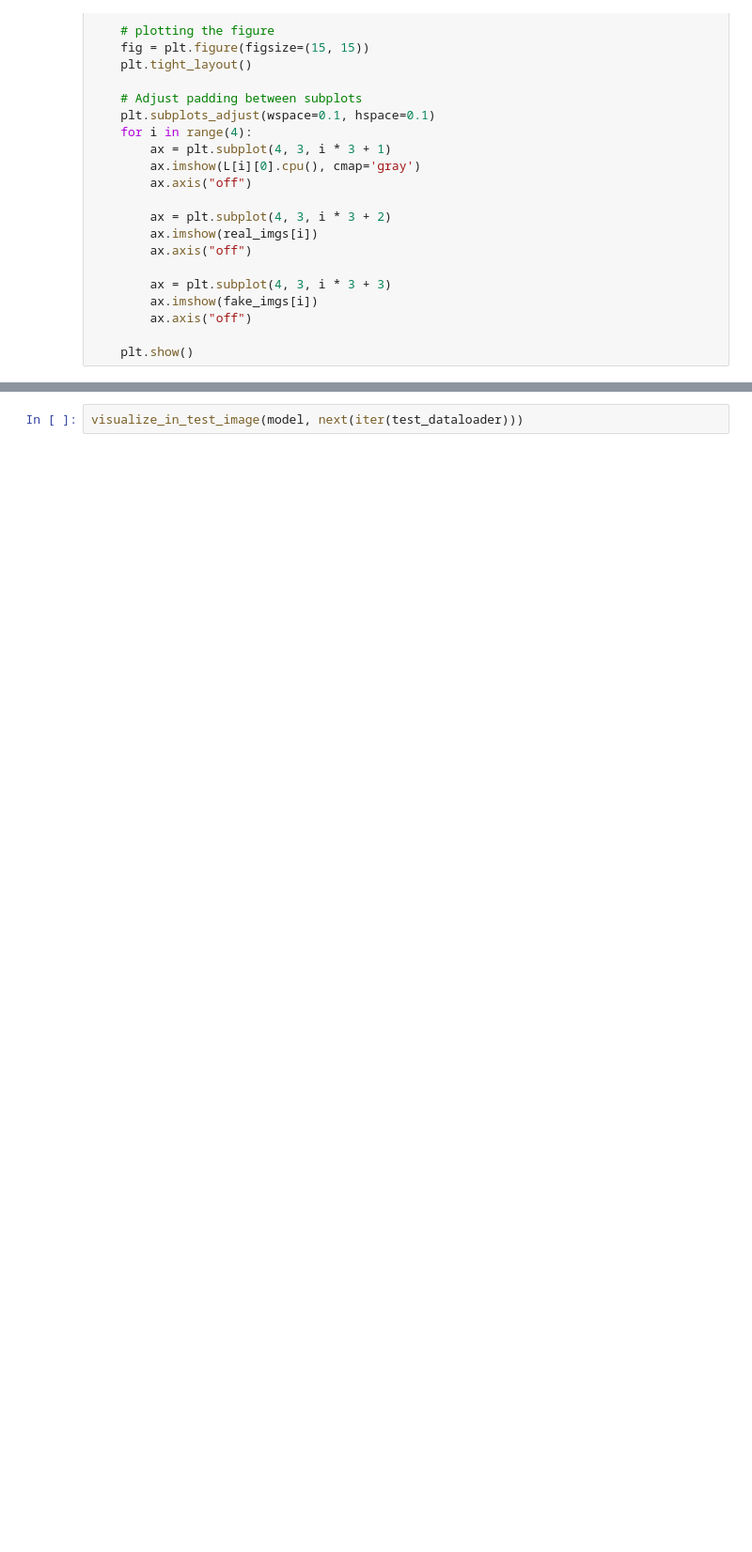
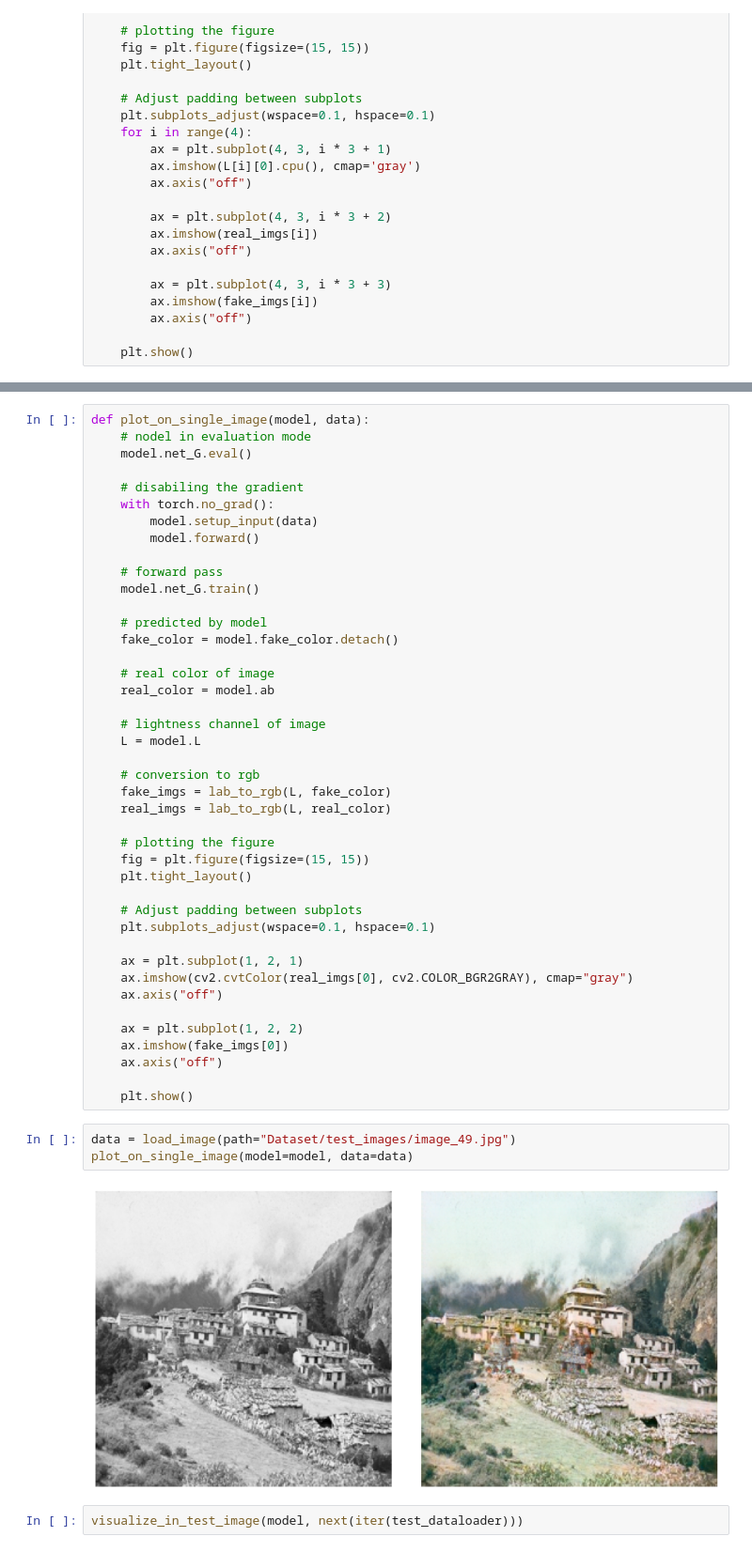
Before and after one commit to KISEE41/Image-Colorization-using-DCGAN, a Jupyter notebook: Image_colorization.ipynb, the cells around one changed output, grey strips where cells are left out. Shown at 94% size. Cells and saved outputs as stored; diff of their text form; blank space fills up the shorter version.

Commit message:
add: visualization on single image

```diff
--- a/Image_colorization.ipynb
+++ b/Image_colorization.ipynb
@@ -1410,3 +1458,50 @@ def visualize_in_test_image(model, data, save=False):
+# %%
+def plot_on_single_image(model, data):
+    # nodel in evaluation mode
+    model.net_G.eval()
+
+    # disabiling the gradient
+    with torch.no_grad():
+        model.setup_input(data)
+        model.forward()
+
+    # forward pass
+    model.net_G.train()
+
+    # predicted by model
+    fake_color = model.fake_color.detach()
+
+    # real color of image
+    real_color = model.ab
+
+    # lightness channel of image
+    L = model.L
+
+    # conversion to rgb
+    fake_imgs = lab_to_rgb(L, fake_color)
+    real_imgs = lab_to_rgb(L, real_color)
+
+    # plotting the figure
+    fig = plt.figure(figsize=(15, 15))
+    plt.tight_layout()
+
+    # Adjust padding between subplots
+    plt.subplots_adjust(wspace=0.1, hspace=0.1)
+
+    ax = plt.subplot(1, 2, 1)
+    ax.imshow(cv2.cvtColor(real_imgs[0], cv2.COLOR_BGR2GRAY), cmap="gray")
+    ax.axis("off")
+
+    ax = plt.subplot(1, 2, 2)
+    ax.imshow(fake_imgs[0])
+    ax.axis("off")
+
+    plt.show()
+# %%
+data = load_image(path="Dataset/test_images/image_49.jpg")
+plot_on_single_image(model=model, data=data)
+# %% [output]
+[figure, added]
 # %%
 visualize_in_test_image(model, next(iter(test_dataloader)))
 # %% [output]
```
Also changed, not shown: parts of 5 cells of this notebook.
